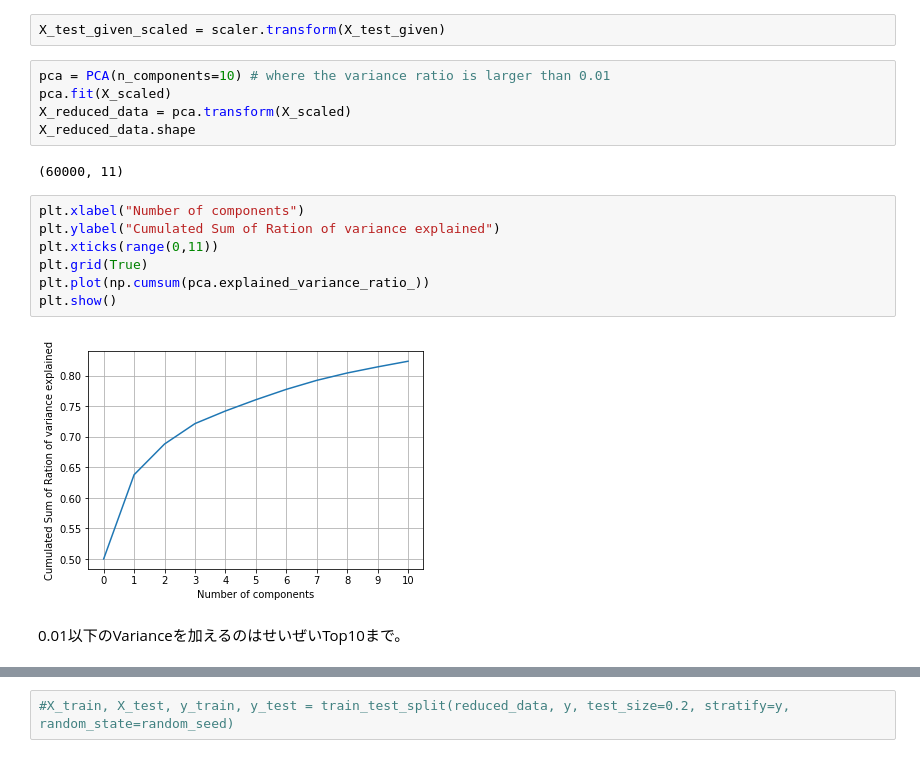
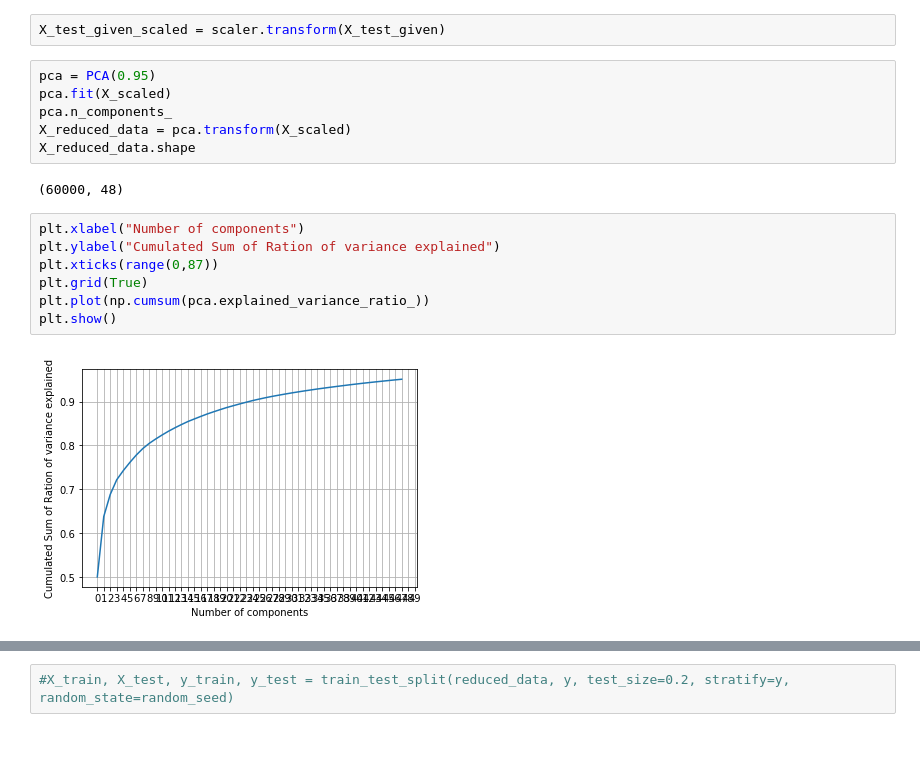
Before and after one commit to HajimeK/machine-learning, a Jupyter notebook: projects/capstone/capstone.ipynb, the cells around one changed output, grey strips where cells are left out. Drawn from its saved outputs; the diff is of its cells as text.

```diff
--- a/projects/capstone/capstone.ipynb
+++ b/projects/capstone/capstone.ipynb
@@ -71,21 +96,20 @@ X_scaled = scaler.transform(X)
 # %%
 X_test_given_scaled = scaler.transform(X_test_given)
 # %%
-pca = PCA(n_components=10) # where the variance ratio is larger than 0.01
+pca = PCA(0.95)
 pca.fit(X_scaled)
+pca.n_components_
 X_reduced_data = pca.transform(X_scaled)
 X_reduced_data.shape
 # %% [output]
-(60000, 11)
+(60000, 48)
 # %%
 plt.xlabel("Number of components")
 plt.ylabel("Cumulated Sum of Ration of variance explained")
-plt.xticks(range(0,11))
+plt.xticks(range(0,87))
 plt.grid(True)
 plt.plot(np.cumsum(pca.explained_variance_ratio_))
 plt.show()
 # %% [output]
-[figure, old version]
+[figure, new version]
-# %% [markdown]
-0.01以下のVarianceを加えるのはせいぜいTop10まで。
 # %%
```
Also changed, not shown: parts of 32 cells of this notebook, 1 other file.
